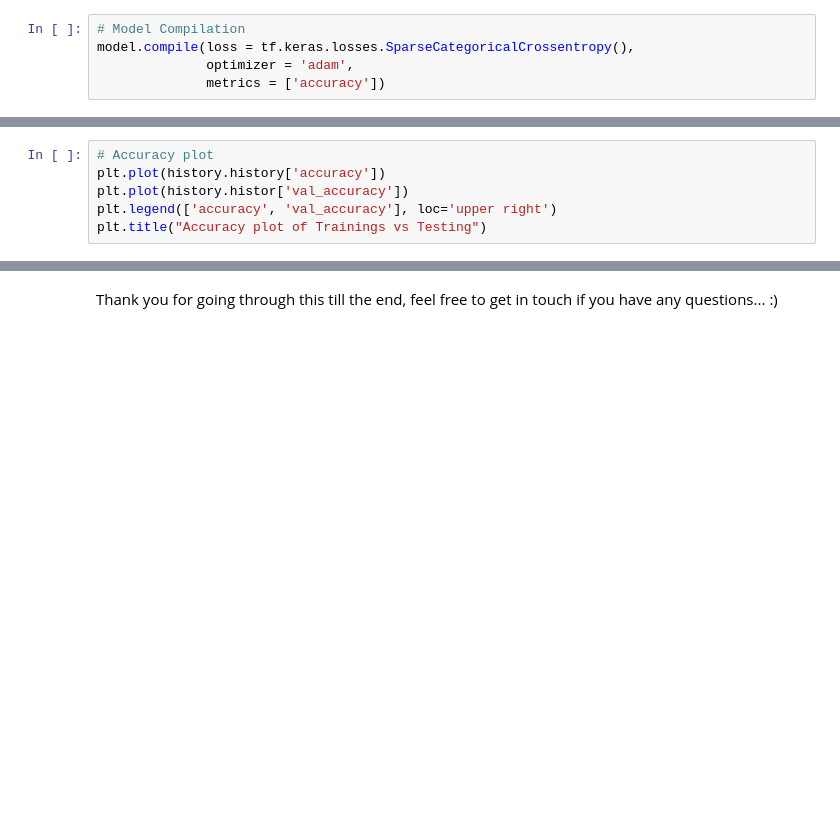
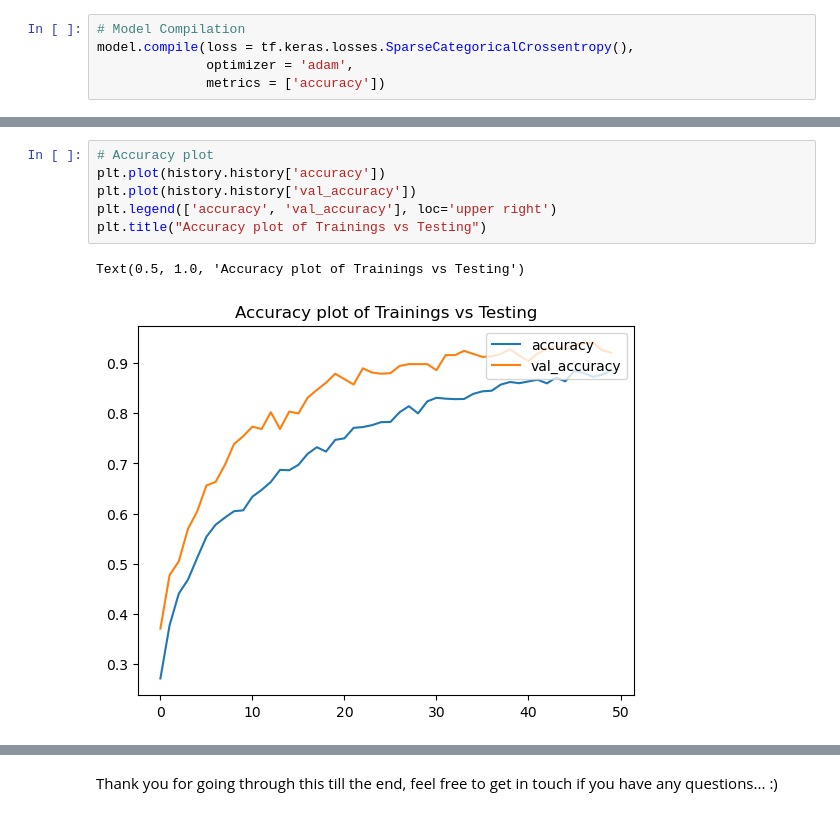
Before and after one commit to rizz045/Traffic-Signs-Recognition-using-CNN-and-Keras-, a Jupyter notebook: Traffic_Sign_Recognition_Using_CNN.ipynb, the cells around one changed output, grey strips where cells are left out. Saved outputs shown, nothing was run; the diff lists cells and outputs as text; blank space fills up the shorter version.

```diff
--- a/Traffic_Sign_Recognition_Using_CNN.ipynb
+++ b/Traffic_Sign_Recognition_Using_CNN.ipynb
@@ -170,9 +183,12 @@ KeyboardInterrupt:
 # %%
 # Accuracy plot
 plt.plot(history.history['accuracy'])
-plt.plot(history.histor['val_accuracy'])
+plt.plot(history.history['val_accuracy'])
 plt.legend(['accuracy', 'val_accuracy'], loc='upper right')
 plt.title("Accuracy plot of Trainings vs Testing")
+# %% [output]
+Text(0.5, 1.0, 'Accuracy plot of Trainings vs Testing')
+[figure, added]
 # %%
 # Loss plot
 plt.plot(history.history['loss'])
```
Also changed, not shown: parts of 10 cells of this notebook.
